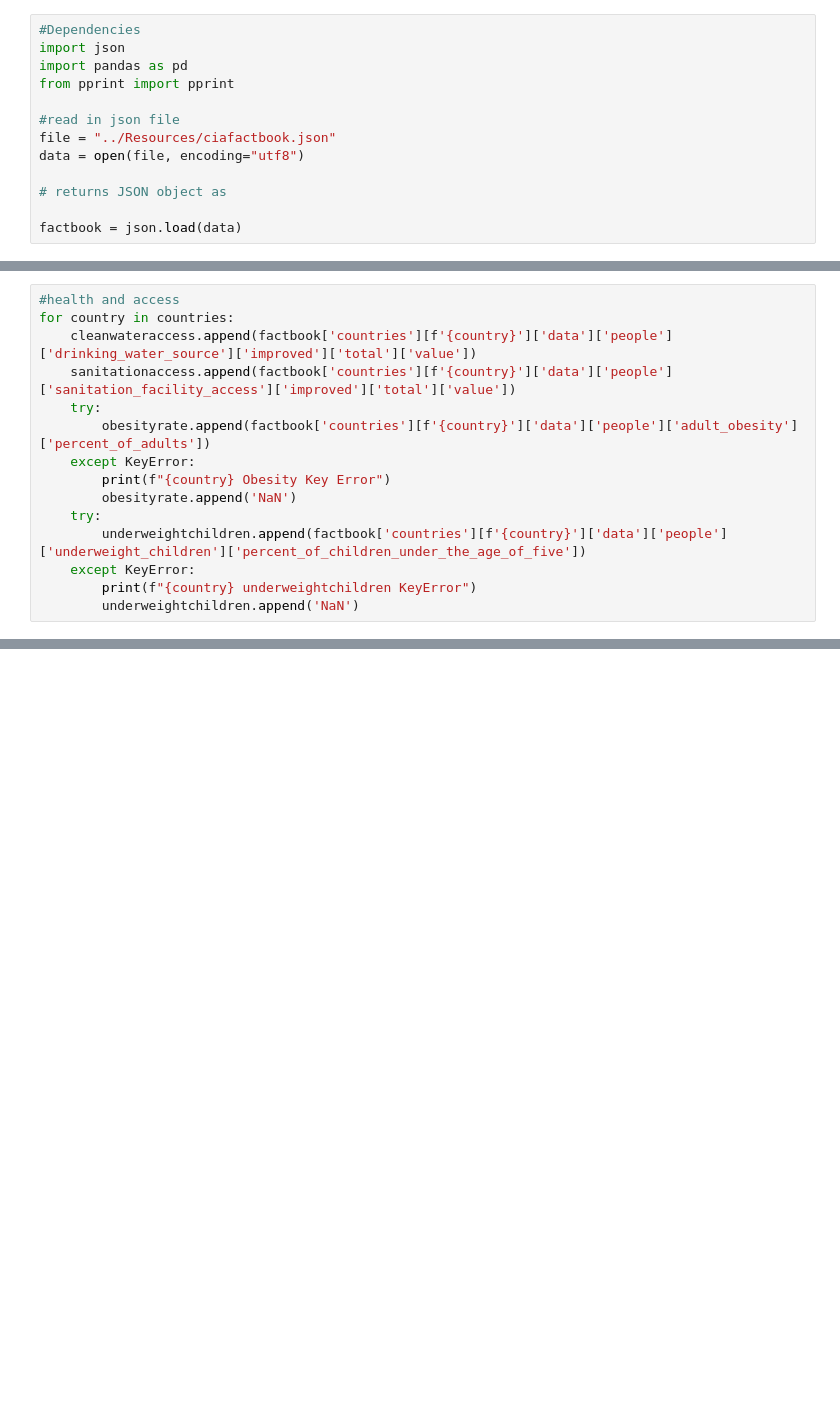
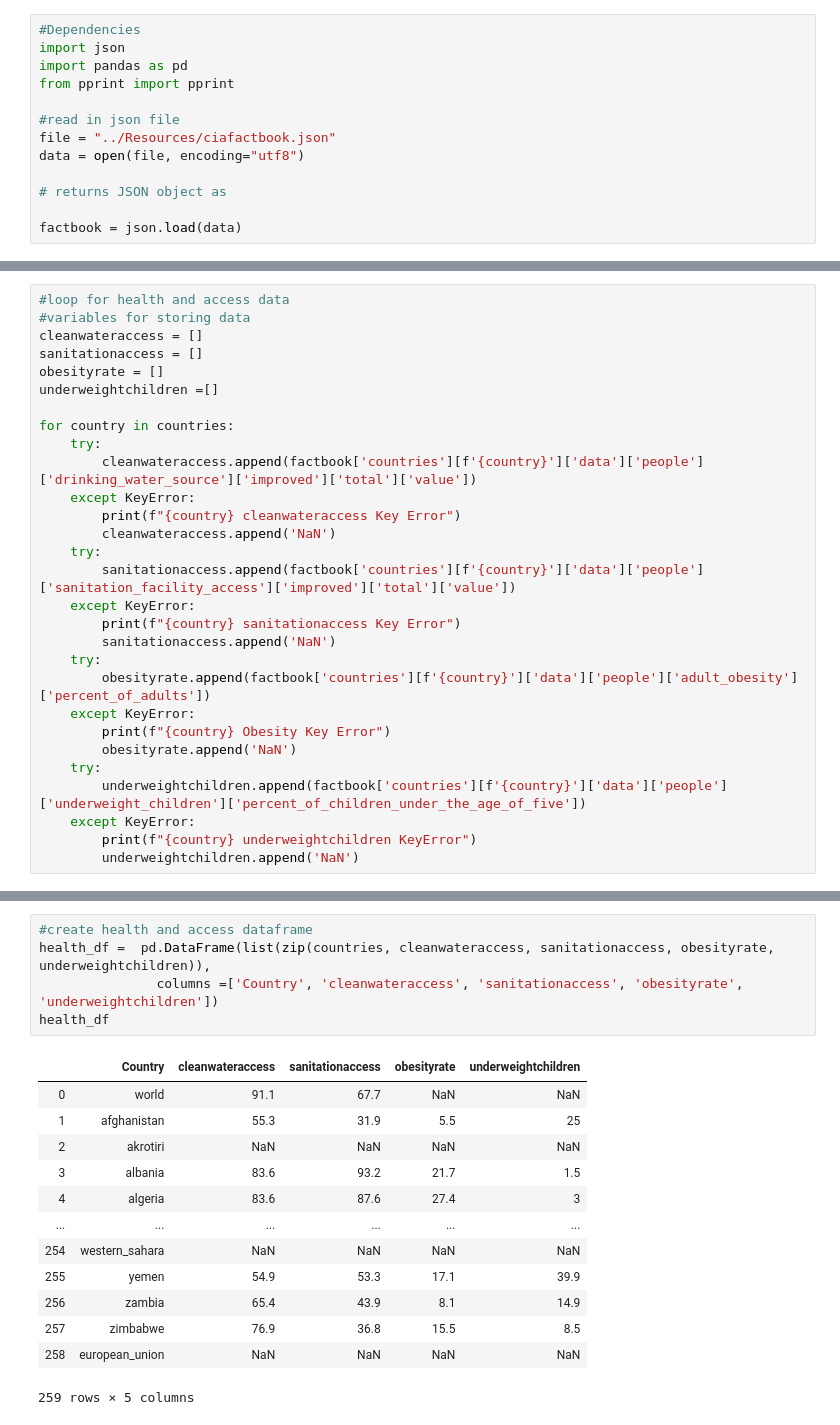
Before and after one commit to DavidObembe/Blue-Barracudas-group-2-, a Jupyter notebook: CIAFacts/CIAFacts.ipynb, the cells around one changed output, grey strips where cells are left out. Cells and saved outputs as stored; diff of their text form; blank space fills up the shorter version.

```diff
--- a/CIAFacts/CIAFacts.ipynb
+++ b/CIAFacts/CIAFacts.ipynb
@@ -115,8 +211,22 @@ antigua_and_barbuda  median age type error
 # %%
-#health and access
+#loop for health and access data
+#variables for storing data
+cleanwateraccess = []
+sanitationaccess = []
+obesityrate = []
+underweightchildren =[]
+
 for country in countries:
-    cleanwateraccess.append(factbook['countries'][f'{country}']['data']['people']['drinking_water_source']['improved']['total']['value'])
-    sanitationaccess.append(factbook['countries'][f'{country}']['data']['people']['sanitation_facility_access']['improved']['total']['value'])
+    try:
+        cleanwateraccess.append(factbook['countries'][f'{country}']['data']['people']['drinking_water_source']['improved']['total']['value'])
+    except KeyError:
+        print(f"{country} cleanwateraccess Key Error")
+        cleanwateraccess.append('NaN')
+    try:
+        sanitationaccess.append(factbook['countries'][f'{country}']['data']['people']['sanitation_facility_access']['improved']['total']['value'])
+    except KeyError:
+        print(f"{country} sanitationaccess Key Error")
+        sanitationaccess.append('NaN')
     try:
         obesityrate.append(factbook['countries'][f'{country}']['data']['people']['adult_obesity']['percent_of_adults'])
     except KeyError:
@@ -134,0 +258,19 @@ antigua_and_barbuda underweightchildren KeyError
+# %%
+#create health and access dataframe
+health_df =  pd.DataFrame(list(zip(countries, cleanwateraccess, sanitationaccess, obesityrate, underweightchildren)),
+               columns =['Country', 'cleanwateraccess', 'sanitationaccess', 'obesityrate', 'underweightchildren'])
+health_df
+# %% [output]
+|  | Country | cleanwateraccess | sanitationaccess | obesityrate | underweightchildren |
+| 0 | world | 91.1 | 67.7 | NaN | NaN |
+| 1 | afghanistan | 55.3 | 31.9 | 5.5 | 25 |
+| 2 | akrotiri | NaN | NaN | NaN | NaN |
+| 3 | albania | 83.6 | 93.2 | 21.7 | 1.5 |
+| 4 | algeria | 83.6 | 87.6 | 27.4 | 3 |
+| ... | ... | ... | ... | ... | ... |
+| 254 | western_sahara | NaN | NaN | NaN | NaN |
+| 255 | yemen | 54.9 | 53.3 | 17.1 | 39.9 |
+| 256 | zambia | 65.4 | 43.9 | 8.1 | 14.9 |
+| 257 | zimbabwe | 76.9 | 36.8 | 15.5 | 8.5 |
+| 258 | european_union | NaN | NaN | NaN | NaN |
+259 rows × 5 columns
```
Also changed, not shown: parts of 22 cells of this notebook.
